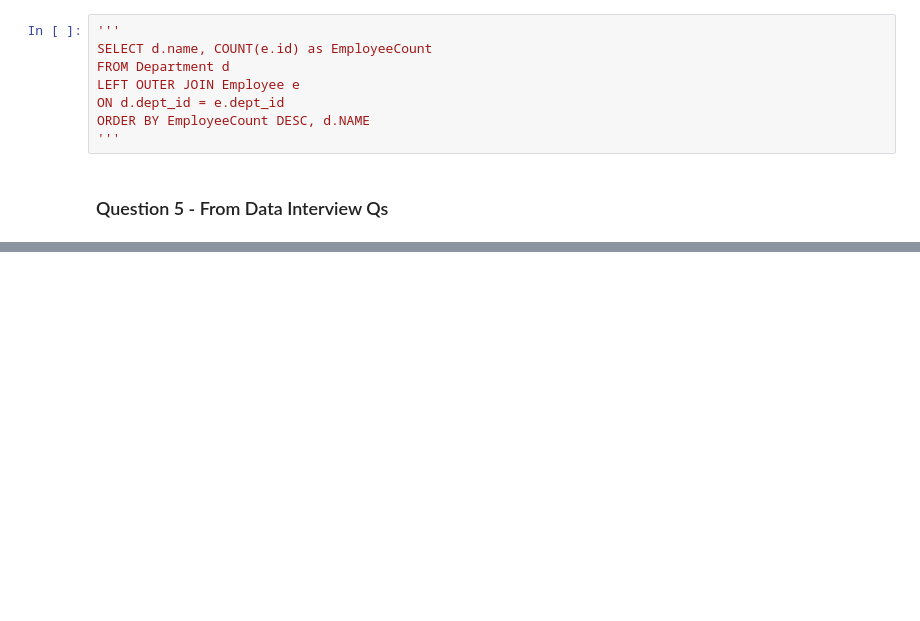
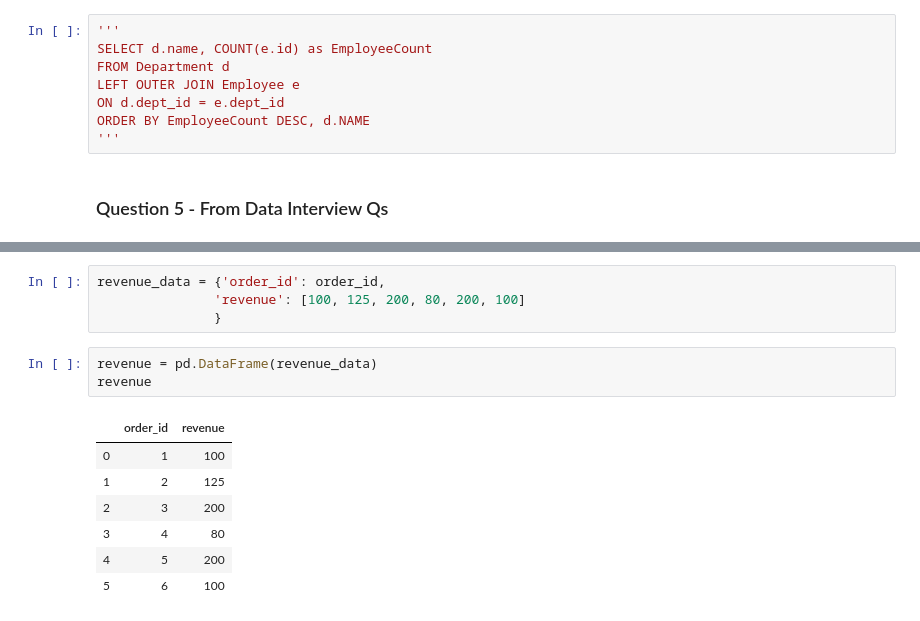
Before and after one commit to nadinezab/prep, a Jupyter notebook: SQL Prep.ipynb, the cells around one changed output, grey strips where cells are left out. Saved outputs shown, nothing was run; the diff lists cells and outputs as text; blank space fills up the shorter version.

```diff
--- a/SQL Prep.ipynb
+++ b/SQL Prep.ipynb
@@ -177,0 +201,15 @@ GROUP BY o.channel
+# %%
+revenue_data = {'order_id': order_id,
+               'revenue': [100, 125, 200, 80, 200, 100]
+               }
+# %%
+revenue = pd.DataFrame(revenue_data)
+revenue
+# %% [output]
+|  | order_id | revenue |
+| 0 | 1 | 100 |
+| 1 | 2 | 125 |
+| 2 | 3 | 200 |
+| 3 | 4 | 80 |
+| 4 | 5 | 200 |
+| 5 | 6 | 100 |
```
Also changed, not shown: parts of 10 cells of this notebook.
